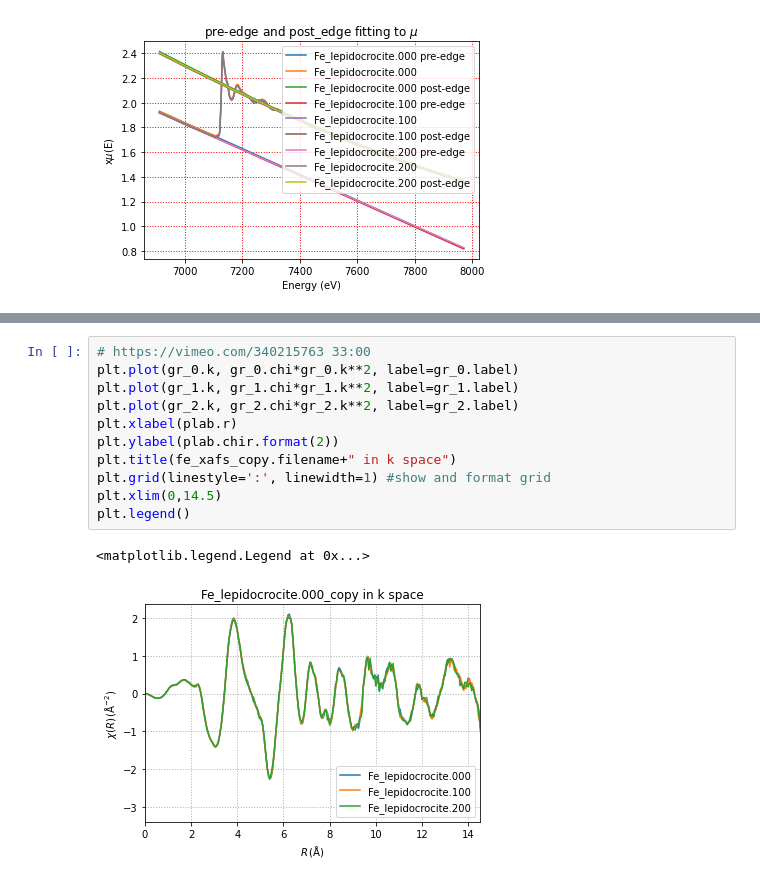
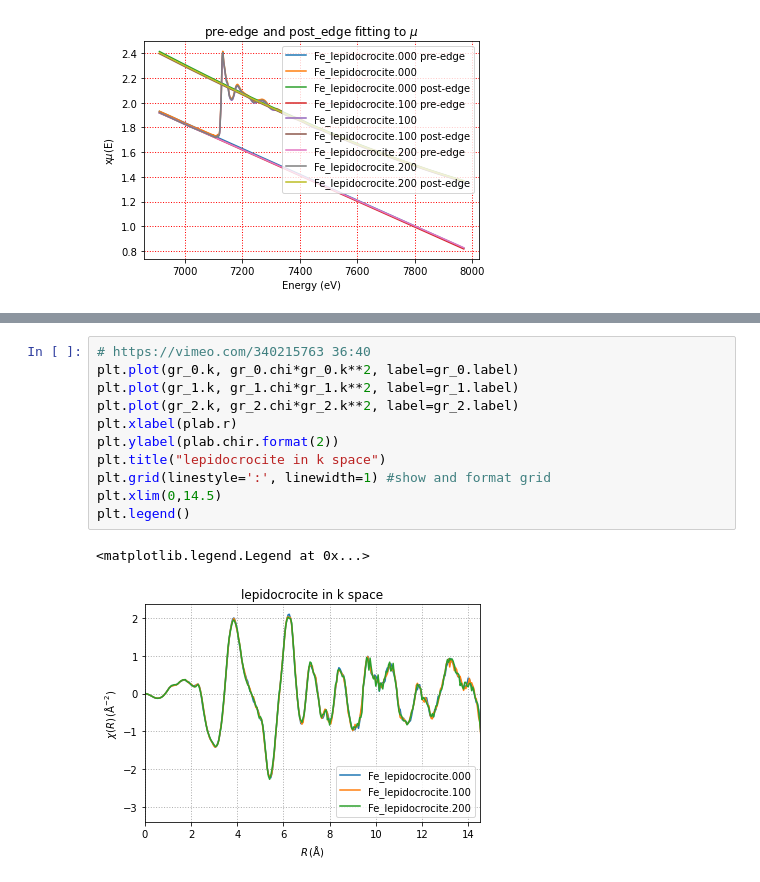
Before and after one commit to scman1/Larch_Intro_ukch, a Jupyter notebook: XAFS_Processing_2.ipynb, the cells around one changed output, grey strips where cells are left out. Drawn from its saved outputs; the diff is of its cells as text.

```diff
--- a/XAFS_Processing_2.ipynb
+++ b/XAFS_Processing_2.ipynb
@@ -516,14 +543,14 @@ plt.legend() # show legend
 # %%
-# https://vimeo.com/340215763 33:00
+# https://vimeo.com/340215763 36:40
 plt.plot(gr_0.k, gr_0.chi*gr_0.k**2, label=gr_0.label)
 plt.plot(gr_1.k, gr_1.chi*gr_1.k**2, label=gr_1.label)
 plt.plot(gr_2.k, gr_2.chi*gr_2.k**2, label=gr_2.label)
 plt.xlabel(plab.r)
 plt.ylabel(plab.chir.format(2))
-plt.title(fe_xafs_copy.filename+" in k space")
+plt.title("lepidocrocite in k space")
 plt.grid(linestyle=':', linewidth=1) #show and format grid
 plt.xlim(0,14.5)
 plt.legend()
 # %% [output]
 <matplotlib.legend.Legend at 0x...>
-[figure, old version]
+[figure, new version]
```
Also changed, not shown: parts of 11 cells of this notebook.
